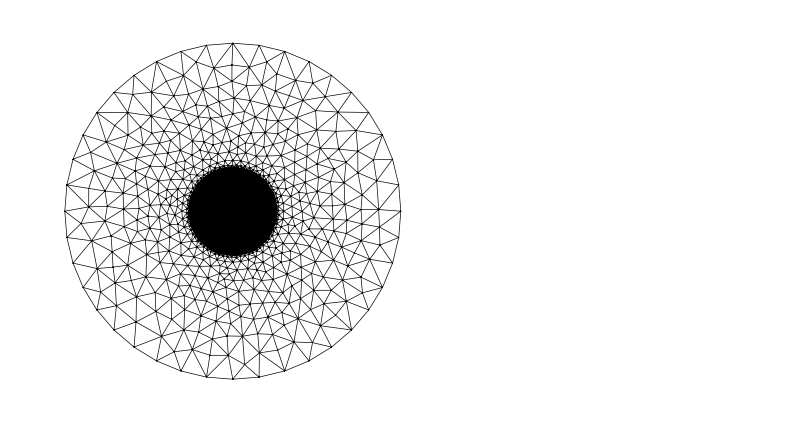
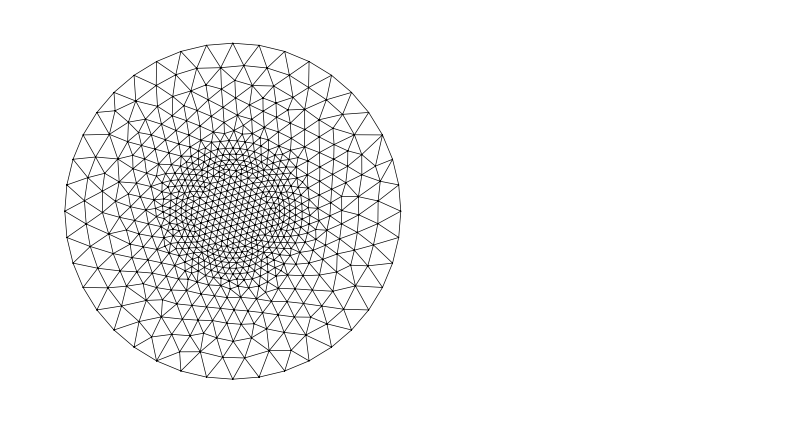
Before and after one commit to timothyara/tim_repo, a Jupyter notebook: Capillary_Fiber_calc.ipynb, the cells around one changed output. Cells and saved outputs as stored; diff of their text form; code cells hidden in the pictures.

Commit message:
fix dimensions and resolutions in capillary

```diff
--- a/Capillary_Fiber_calc.ipynb
+++ b/Capillary_Fiber_calc.ipynb
@@ -10,17 +10,3 @@ from skfem.io.meshio import from_meshio
 from femwell.maxwell.waveguide import compute_modes
 from femwell.mesh import mesh_from_OrderedDict
 from femwell.visualization import plot_domains
-
-core = Point(0.0,0.0).buffer(2,resolution = 10)
-out_clad = Point(0.0,0.0).buffer(2.428,resolution = 10)
-out_air = Point(0.0,0.0).buffer(8, resolution = 10)
-clad = out_clad.difference(core)
-air = out_air.difference(out_clad)
-
-polygons = OrderedDict(core = core, clad = clad, air = air)
-
-resolutions = dict(core = {"resolution": 0.03, "distance": 0.5})
-mesh = from_meshio(mesh_from_OrderedDict(polygons,resolutions, default_resolution_max = 10))
-mesh.draw().show()
-# %% [output]
-[figure, removed]
@@ -27,3 +93,14 @@ mesh.draw().show()
+# %%
+mesh = fiber_mesh(outer_radius_core =  700 / 2,
+                outer_radius_clad = 850 / 2,
+                outer_radius_air = 2500 / 2,
+                clad_resolution = 200,
+                clad_dropoff = 200,
+                air_resolution = 200
+                )
+mesh.draw().show()
+# %% [output]
+[figure, added]
 # %%
 plot_domains(mesh)
 plt.show()
```
Also changed, not shown: parts of 4 cells of this notebook.
